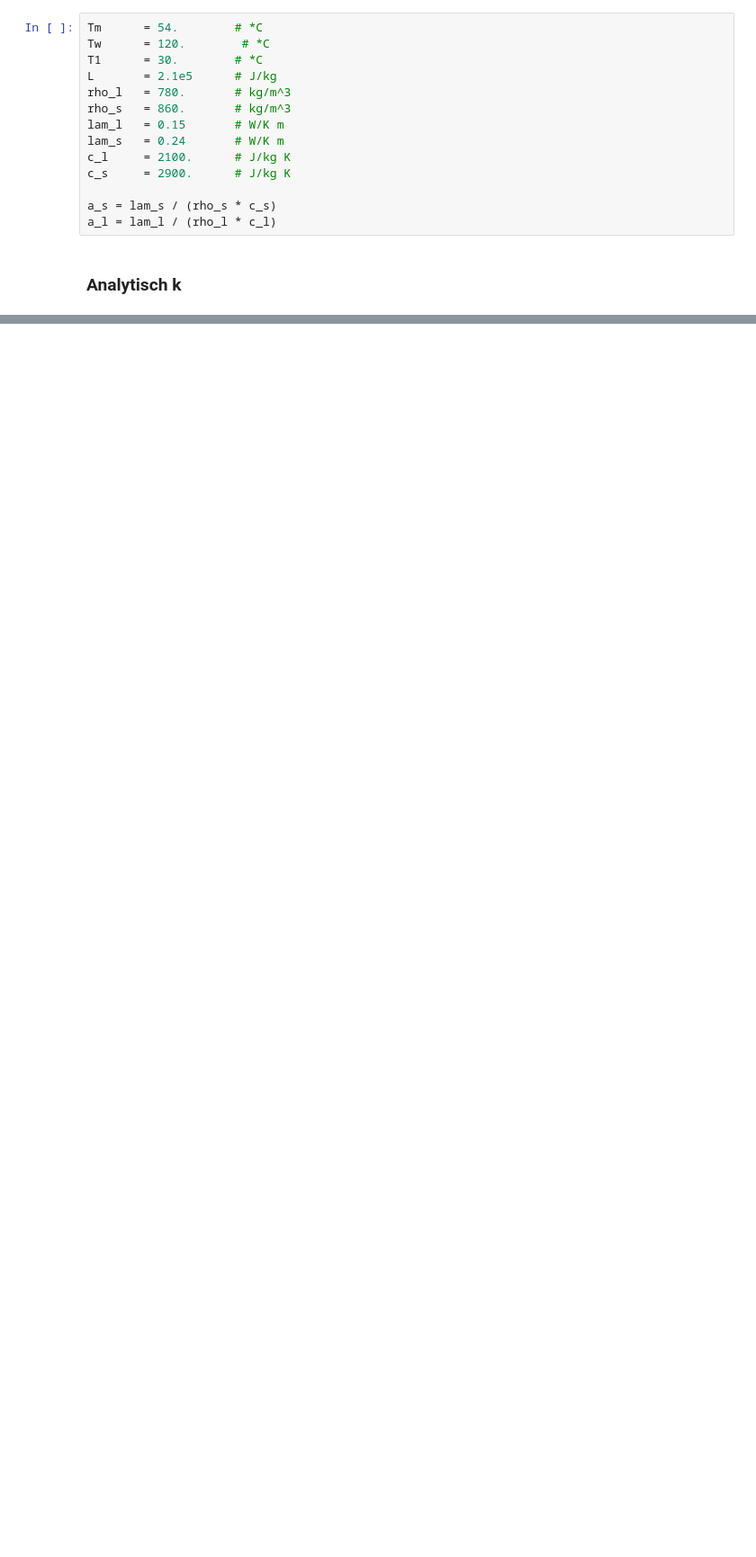
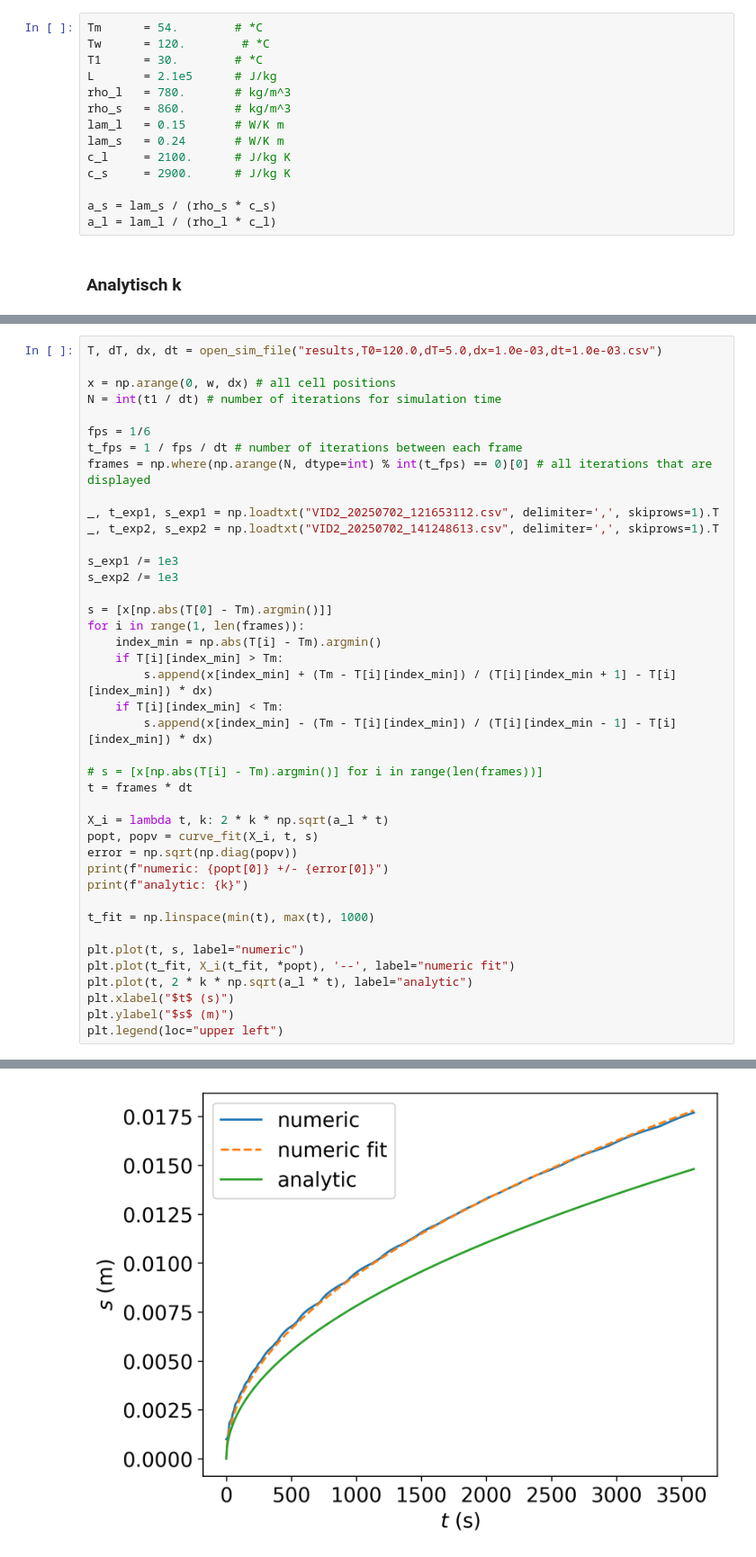
Before and after one commit to Morbotu/phase-transition-simulation, a Jupyter notebook: vergelijken_sim_real.ipynb, the cells around one changed output, grey strips where cells are left out. Shown: that part at 90% size. Drawn from its saved outputs; the diff is of its cells as text; blank space fills up the shorter version.

```diff
--- a/vergelijken_sim_real.ipynb
+++ b/vergelijken_sim_real.ipynb
@@ -89,0 +181,42 @@ plt.legend(loc="upper left")
+# %%
+T, dT, dx, dt = open_sim_file("results,T0=120.0,dT=5.0,dx=1.0e-03,dt=1.0e-03.csv")
+
+x = np.arange(0, w, dx) # all cell positions
+N = int(t1 / dt) # number of iterations for simulation time
+
+fps = 1/6
+t_fps = 1 / fps / dt # number of iterations between each frame
+frames = np.where(np.arange(N, dtype=int) % int(t_fps) == 0)[0] # all iterations that are displayed
+
+_, t_exp1, s_exp1 = np.loadtxt("VID2_20250702_121653112.csv", delimiter=',', skiprows=1).T
+_, t_exp2, s_exp2 = np.loadtxt("VID2_20250702_141248613.csv", delimiter=',', skiprows=1).T
+
+s_exp1 /= 1e3
+s_exp2 /= 1e3
+
+s = [x[np.abs(T[0] - Tm).argmin()]]
+for i in range(1, len(frames)):
+    index_min = np.abs(T[i] - Tm).argmin()
+    if T[i][index_min] > Tm:
+        s.append(x[index_min] + (Tm - T[i][index_min]) / (T[i][index_min + 1] - T[i][index_min]) * dx)
+    if T[i][index_min] < Tm:
+        s.append(x[index_min] - (Tm - T[i][index_min]) / (T[i][index_min - 1] - T[i][index_min]) * dx)
+
+# s = [x[np.abs(T[i] - Tm).argmin()] for i in range(len(frames))]
+t = frames * dt
+
+X_i = lambda t, k: 2 * k * np.sqrt(a_l * t)
+popt, popv = curve_fit(X_i, t, s)
+error = np.sqrt(np.diag(popv))
+print(f"numeric: {popt[0]} +/- {error[0]}")
+print(f"analytic: {k}")
+
+t_fit = np.linspace(min(t), max(t), 1000)
+
+plt.plot(t, s, label="numeric")
+plt.plot(t_fit, X_i(t_fit, *popt), '--', label="numeric fit")
+plt.plot(t, 2 * k * np.sqrt(a_l * t), label="analytic")
+plt.xlabel("$t$ (s)")
+plt.ylabel("$s$ (m)")
+plt.legend(loc="upper left")
+# %% [output]
@@ -89,0 +226 @@ plt.legend(loc="upper left")
+[figure, added]
```
Also changed, not shown: parts of 10 cells of this notebook, 2 other files.
